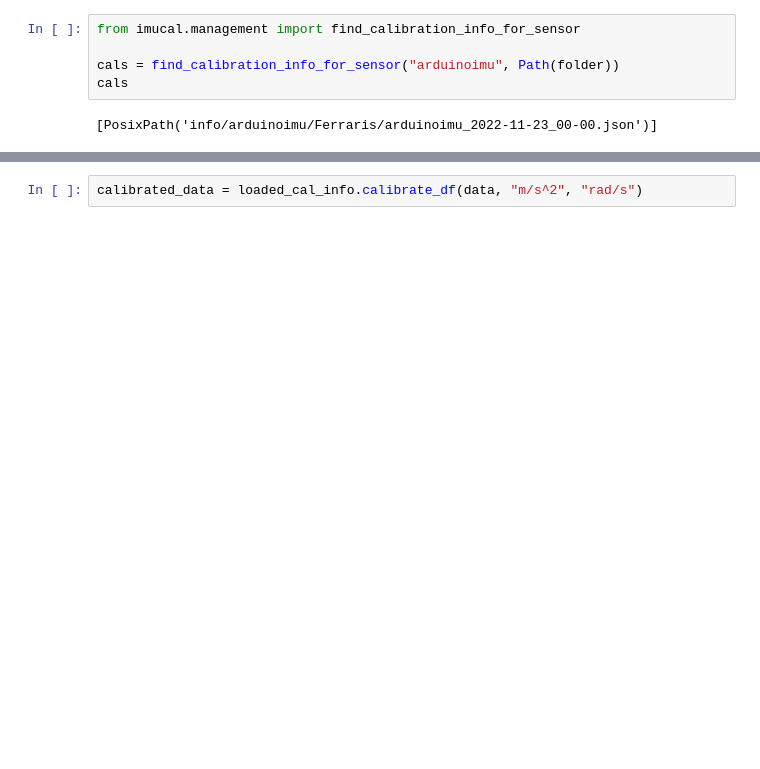
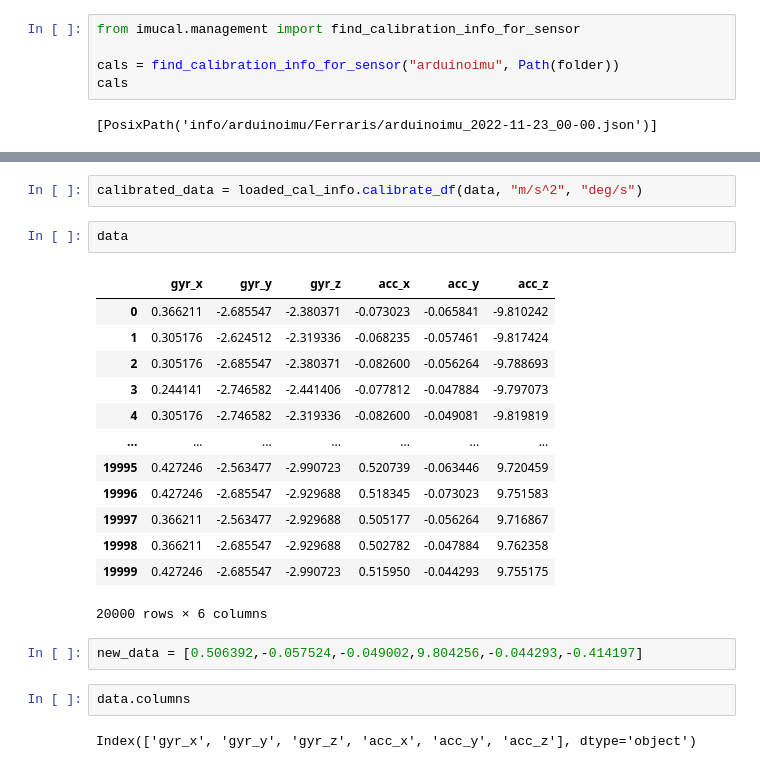
Before and after one commit to AthimetA/FRA333, a Jupyter notebook: src/fra333_lab3_25_v1/cocoav_kinematics/scripts/imucal/cocoa_calibate.ipynb, the cells around one changed output, grey strips where cells are left out. Drawn from its saved outputs; the diff is of its cells as text; blank space fills up the shorter version.

```diff
--- a/src/fra333_lab3_25_v1/cocoav_kinematics/scripts/imucal/cocoa_calibate.ipynb
+++ b/src/fra333_lab3_25_v1/cocoav_kinematics/scripts/imucal/cocoa_calibate.ipynb
@@ -115,4 +123,26 @@ print(loaded_cal_info.to_json())
     "_format_version": "2.0.0"
 }
 # %%
-calibrated_data = loaded_cal_info.calibrate_df(data, "m/s^2", "rad/s")
+calibrated_data = loaded_cal_info.calibrate_df(data, "m/s^2", "deg/s")
+# %%
+data
+# %% [output]
+|  | gyr_x | gyr_y | gyr_z | acc_x | acc_y | acc_z |
+| 0 | 0.366211 | -2.685547 | -2.380371 | -0.073023 | -0.065841 | -9.810242 |
+| 1 | 0.305176 | -2.624512 | -2.319336 | -0.068235 | -0.057461 | -9.817424 |
+| 2 | 0.305176 | -2.685547 | -2.380371 | -0.082600 | -0.056264 | -9.788693 |
+| 3 | 0.244141 | -2.746582 | -2.441406 | -0.077812 | -0.047884 | -9.797073 |
+| 4 | 0.305176 | -2.746582 | -2.319336 | -0.082600 | -0.049081 | -9.819819 |
+| ... | ... | ... | ... | ... | ... | ... |
+| 19995 | 0.427246 | -2.563477 | -2.990723 | 0.520739 | -0.063446 | 9.720459 |
+| 19996 | 0.427246 | -2.685547 | -2.929688 | 0.518345 | -0.073023 | 9.751583 |
+| 19997 | 0.366211 | -2.563477 | -2.929688 | 0.505177 | -0.056264 | 9.716867 |
+| 19998 | 0.366211 | -2.685547 | -2.929688 | 0.502782 | -0.047884 | 9.762358 |
+| 19999 | 0.427246 | -2.685547 | -2.990723 | 0.515950 | -0.044293 | 9.755175 |
+20000 rows × 6 columns
+# %%
+new_data = [0.506392,-0.057524,-0.049002,9.804256,-0.044293,-0.414197]
+# %%
+data.columns
+# %% [output]
+Index(['gyr_x', 'gyr_y', 'gyr_z', 'acc_x', 'acc_y', 'acc_z'], dtype='object')
```
Also changed, not shown: parts of 11 cells of this notebook, 9 other files.
